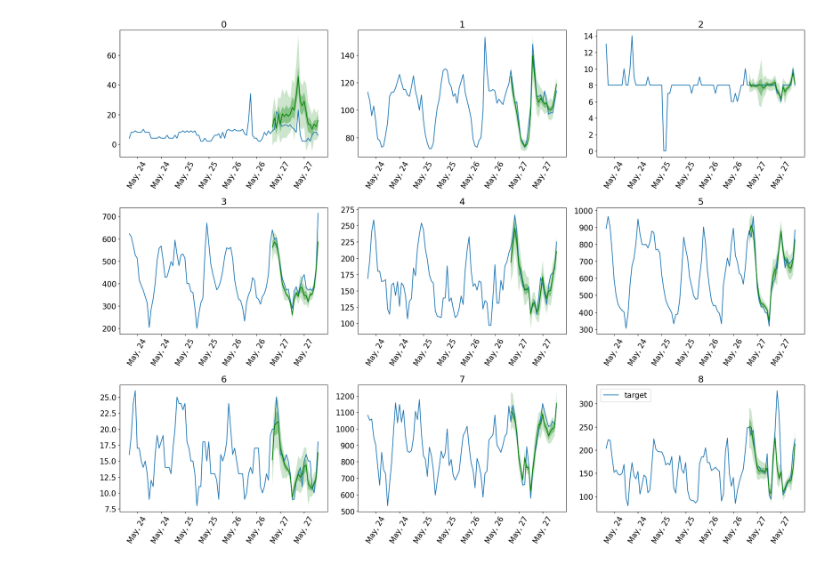
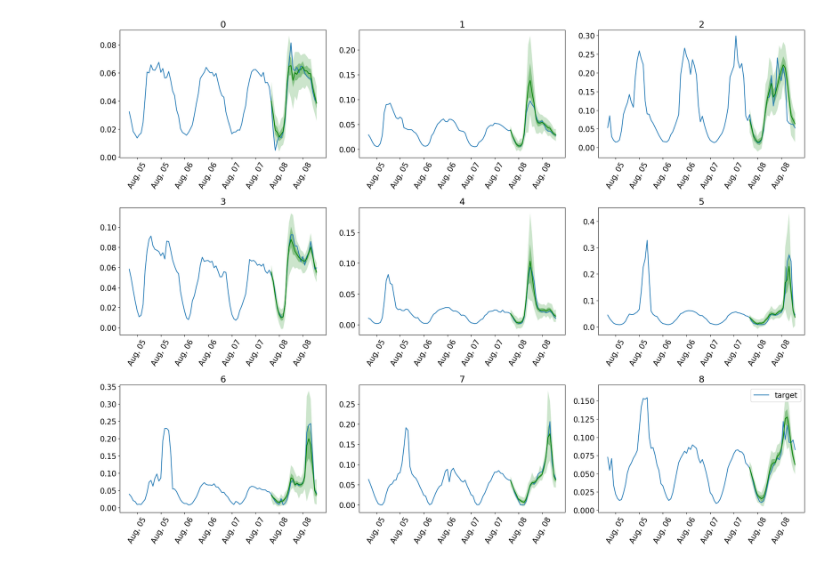
Before and after one commit to kashif/pytorch-transformer-ts, a Jupyter notebook: lag-hyena/lag-hyena-elec.ipynb, the cells around one changed output. Drawn from its saved outputs; the diff is of its cells as text; code cells hidden in the pictures.

```diff
--- a/lag-hyena/lag-hyena-elec.ipynb
+++ b/lag-hyena/lag-hyena-elec.ipynb
@@ -19,18 +97,28 @@ dataset = get_dataset("electricity")
+# %%
+test_dataset = get_dataset("traffic")
 # %%
 estimator = LagHyenaEstimator(
-        prediction_length=dataset.metadata.prediction_length,
-        context_length=dataset.metadata.prediction_length*6,
-
+        prediction_length=test_dataset.metadata.prediction_length,
+        context_length=test_dataset.metadata.prediction_length*10,
+        n_embd=64,
+        n_layer=2,
         scaling="std",
 
-        batch_size=256,
+        aug_prob=0.5,
+
+        batch_size=16,
         num_batches_per_epoch=100,
-        trainer_kwargs=dict(accelerator="gpu", precision="bf16-mixed", max_epochs=50),
+        trainer_kwargs=dict(
+            accelerator="gpu",
+            precision="bf16-mixed",
+            max_epochs=300,
+        ),
+        ckpt_path='/mnt/scratch/kashif/pytorch-transformer-ts/lag-hyena/lightning_logs/version_20/checkpoints/epoch=3-step=400.ckpt',
     )
 # %%
 predictor = estimator.train(
-        training_data=dataset.train,
-        shuffle_buffer_length=1024,
-        cache_data=True,
-    )
+    training_data=dataset,
+    shuffle_buffer_length=1024,
+    validation_data=val_dataset,
+)
 # %% [output]
@@ -74,6 +144,6 @@ Epoch 21, global step 2200: 'train_loss' reached 5.22221 (best 5.22221), saving
 # %%
 forecast_it, ts_it = make_evaluation_predictions(
-    dataset=dataset.test,
+    dataset=test_dataset.test,
     predictor=predictor,
 )
 # %%
@@ -107,19 +197,19 @@ agg_metrics
 # %%
 plt.figure(figsize=(20, 15))
 date_formater = mdates.DateFormatter('%b, %d')
 plt.rcParams.update({'font.size': 15})
 
 for idx, (forecast, ts) in islice(enumerate(zip(forecasts, tss)), 9):
     ax = plt.subplot(3, 3, idx+1)
 
-    plt.plot(ts[-4 * dataset.metadata.prediction_length:].to_timestamp(), label="target", )
+    plt.plot(ts[-4 * test_dataset.metadata.prediction_length:].to_timestamp(), label="target", )
     forecast.plot( color='g')
     plt.xticks(rotation=60)
     ax.xaxis.set_major_formatter(date_formater)
     ax.set_title(forecast.item_id)
 
 plt.gcf().tight_layout()
 plt.legend()
 plt.show()
 # %% [output]
-[figure, old version]
+[figure, new version]
```
Also changed, not shown: parts of 9 cells of this notebook, 3 other files.
